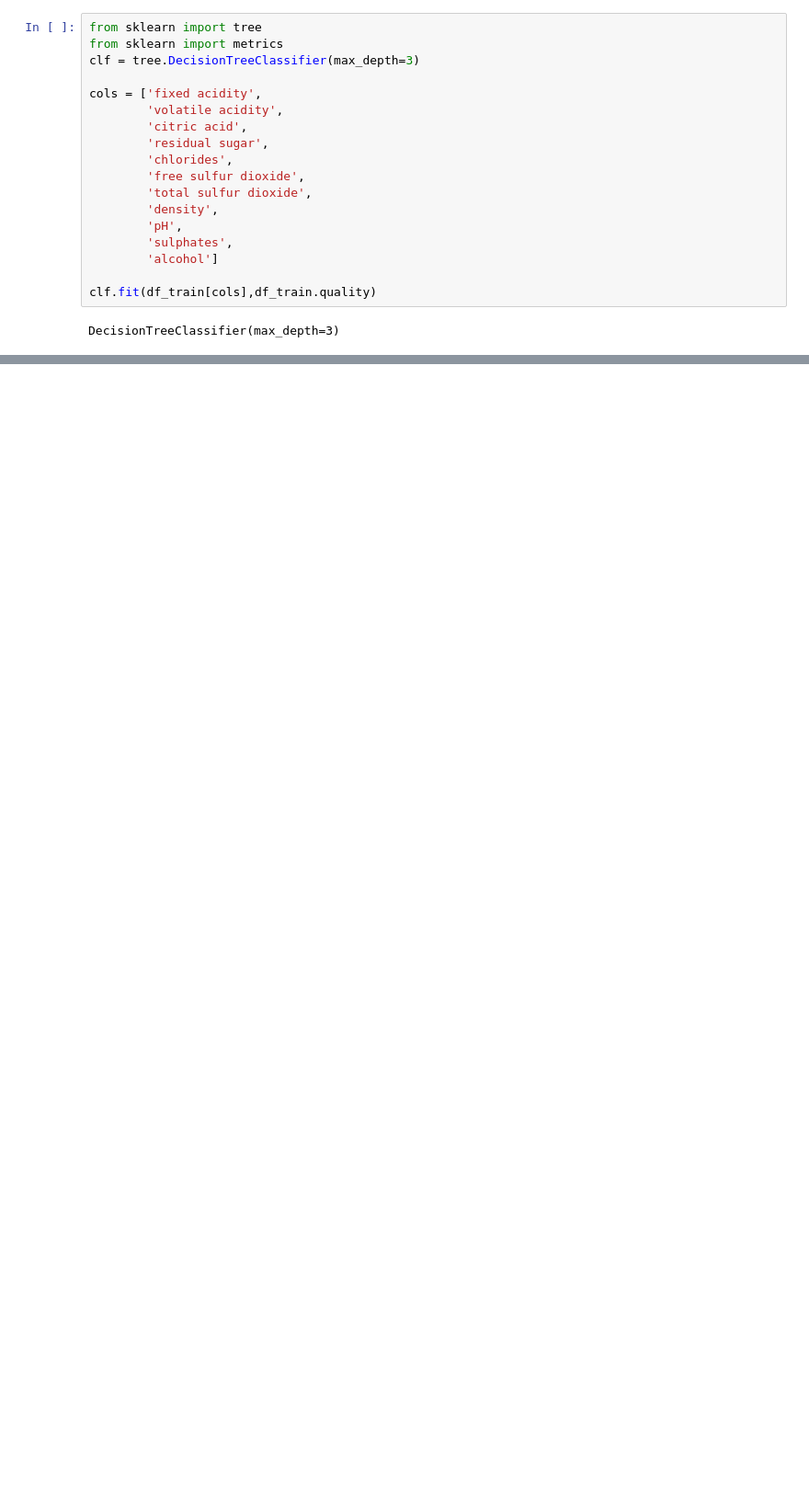
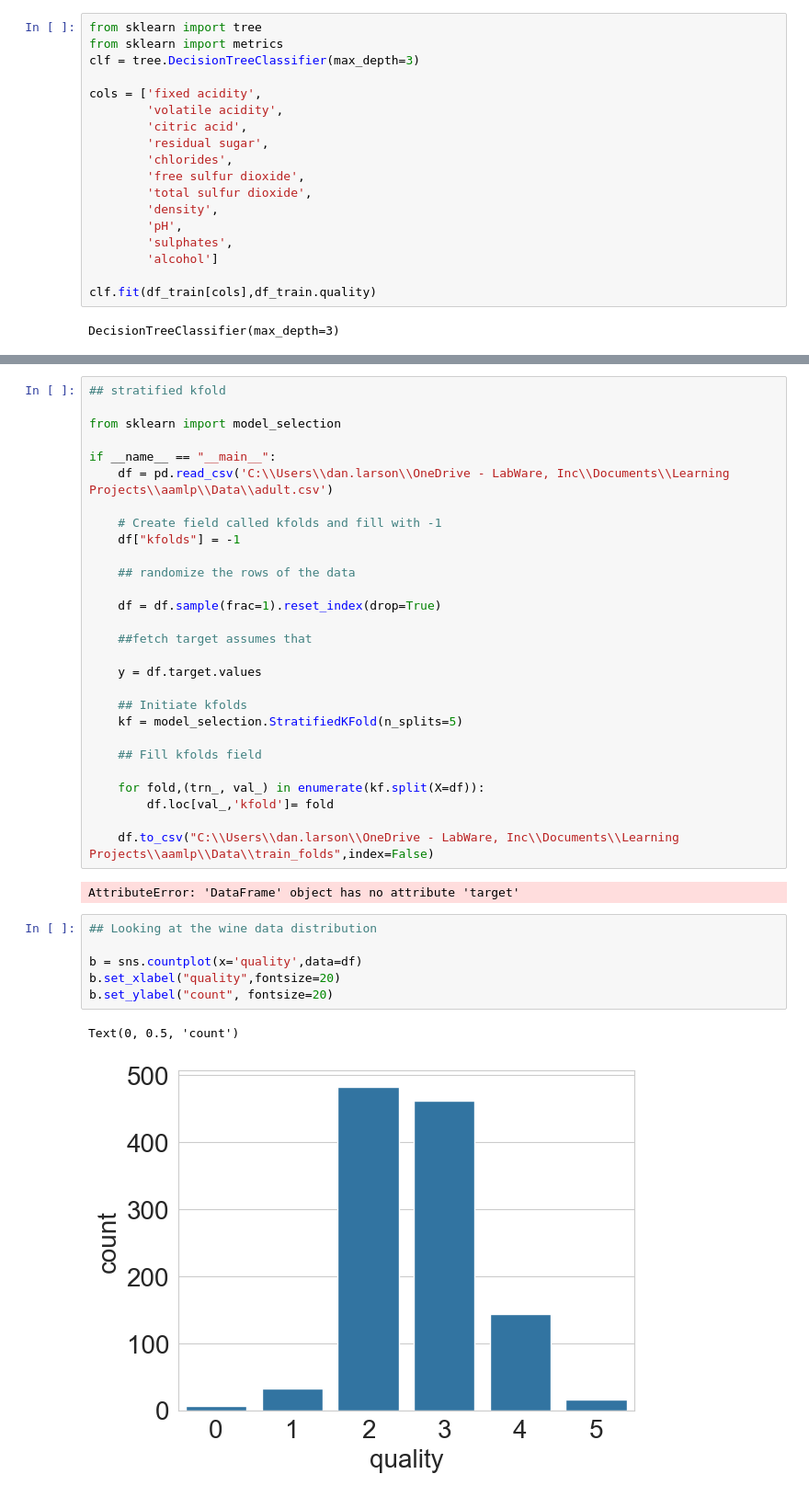
Before and after one commit to dwlarson10/aamlp, a Jupyter notebook: Chapters/chapter2-Cross-Validation.ipynb, the cells around one changed output, grey strips where cells are left out. Shown: that part at 92% size. Drawn from its saved outputs; the diff is of its cells as text; blank space fills up the shorter version.

```diff
--- a/Chapters/chapter2-Cross-Validation.ipynb
+++ b/Chapters/chapter2-Cross-Validation.ipynb
@@ -80,0 +175,39 @@ DecisionTreeClassifier(max_depth=3)
+# %%
+## stratified kfold
+
+from sklearn import model_selection
+
+if __name__ == "__main__":
+    df = pd.read_csv('C:\\Users\\dan.larson\\OneDrive - LabWare, Inc\\Documents\\Learning Projects\\aamlp\\Data\\adult.csv')
+
+    # Create field called kfolds and fill with -1
+    df["kfolds"] = -1
+
+    ## randomize the rows of the data
+
+    df = df.sample(frac=1).reset_index(drop=True)
+
+    ##fetch target assumes that
+
+    y = df.target.values
+
+    ## Initiate kfolds
+    kf = model_selection.StratifiedKFold(n_splits=5)
+
+    ## Fill kfolds field
+
+    for fold,(trn_, val_) in enumerate(kf.split(X=df)):
+        df.loc[val_,'kfold']= fold
+
+    df.to_csv("C:\\Users\\dan.larson\\OneDrive - LabWare, Inc\\Documents\\Learning Projects\\aamlp\\Data\\train_folds",index=False)
+# %% [output]
+AttributeError: 'DataFrame' object has no attribute 'target'
+# %%
+## Looking at the wine data distribution
+
+b = sns.countplot(x='quality',data=df)
+b.set_xlabel("quality",fontsize=20)
+b.set_ylabel("count", fontsize=20)
+# %% [output]
+Text(0, 0.5, 'count')
+[figure, added]
```
Also changed, not shown: parts of 11 cells of this notebook, 2 other files.
